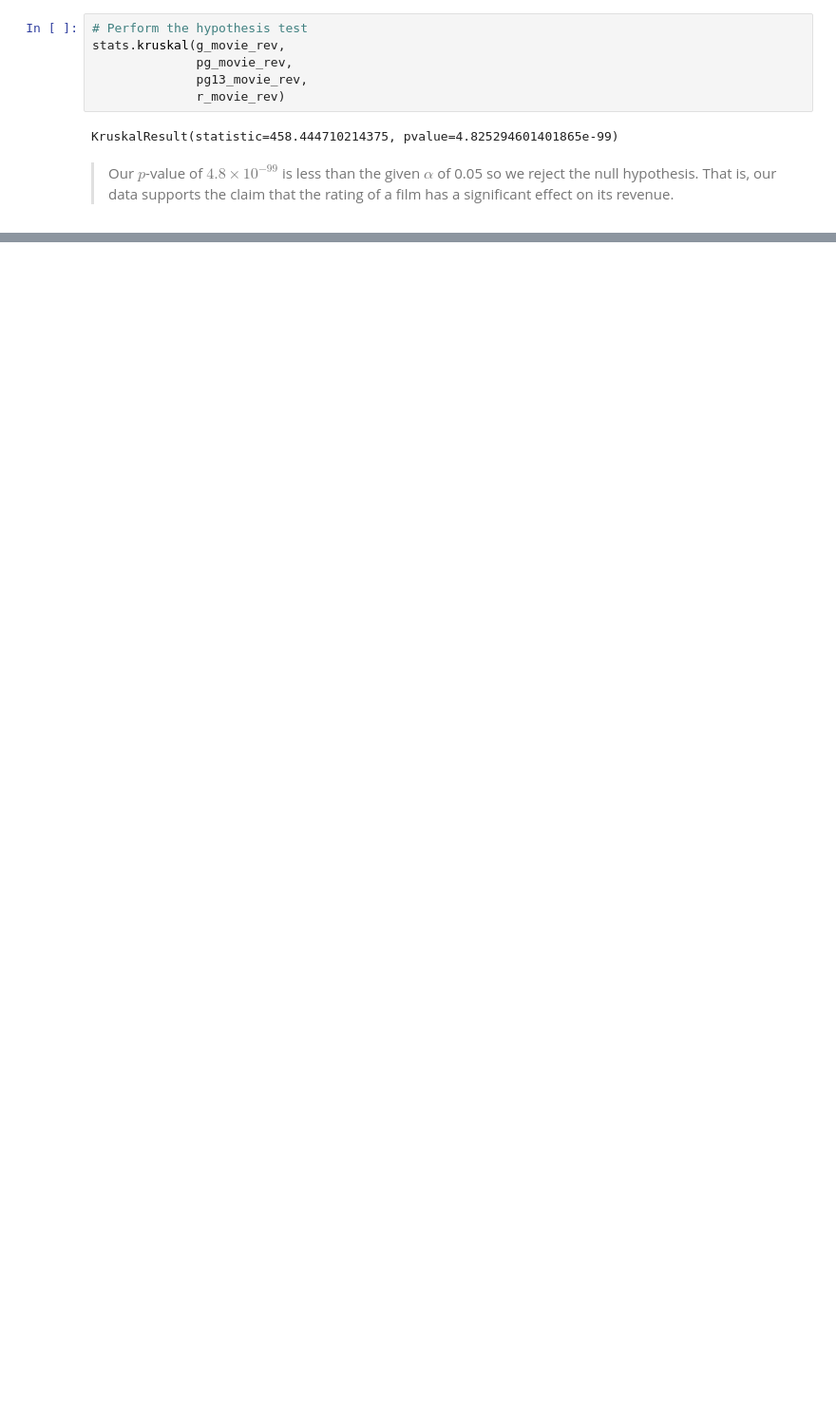
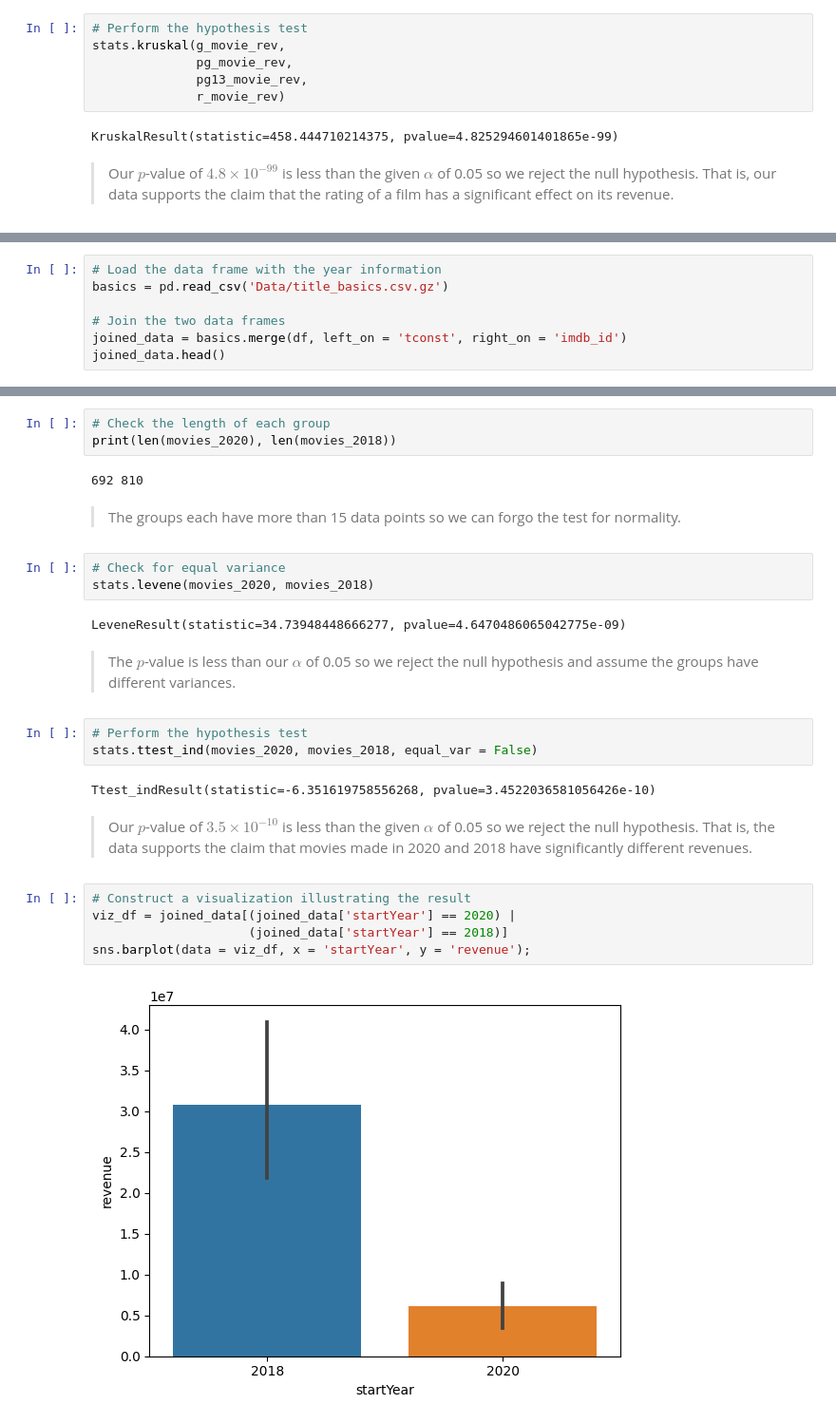
Before and after one commit to mvince33/imdb_predictions, a Jupyter notebook: hypothesis_test.ipynb, the cells around one changed output, grey strips where cells are left out. Shown: that part at 95% size. Saved outputs shown, nothing was run; the diff lists cells and outputs as text; blank space fills up the shorter version.

```diff
--- a/hypothesis_test.ipynb
+++ b/hypothesis_test.ipynb
@@ -137,0 +180,7 @@ KruskalResult(statistic=458.444710214375, pvalue=4.825294601401865e-99)
+# %%
+# Load the data frame with the year information
+basics = pd.read_csv('Data/title_basics.csv.gz')
+
+# Join the two data frames
+joined_data = basics.merge(df, left_on = 'tconst', right_on = 'imdb_id')
+joined_data.head()
@@ -137,0 +202,28 @@ KruskalResult(statistic=458.444710214375, pvalue=4.825294601401865e-99)
+# %%
+# Check the length of each group
+print(len(movies_2020), len(movies_2018))
+# %% [output]
+692 810
+# %% [markdown]
+> The groups each have more than 15 data points so we can forgo the test for normality.
+# %%
+# Check for equal variance
+stats.levene(movies_2020, movies_2018)
+# %% [output]
+LeveneResult(statistic=34.73948448666277, pvalue=4.6470486065042775e-09)
+# %% [markdown]
+> The $p$-value is less than our $\alpha$ of 0.05 so we reject the null hypothesis and assume the groups have different variances.
+# %%
+# Perform the hypothesis test
+stats.ttest_ind(movies_2020, movies_2018, equal_var = False)
+# %% [output]
+Ttest_indResult(statistic=-6.351619758556268, pvalue=3.4522036581056426e-10)
+# %% [markdown]
+> Our $p$-value of $3.5 \times 10^{-10}$ is less than the given $\alpha$ of 0.05 so we reject the null hypothesis. That is, the data supports the claim that movies made in 2020 and 2018 have significantly different revenues.
+# %%
+# Construct a visualization illustrating the result
+viz_df = joined_data[(joined_data['startYear'] == 2020) |
+                     (joined_data['startYear'] == 2018)]
+sns.barplot(data = viz_df, x = 'startYear', y = 'revenue');
+# %% [output]
+[figure, added]
```
Also changed, not shown: parts of 27 cells of this notebook.
